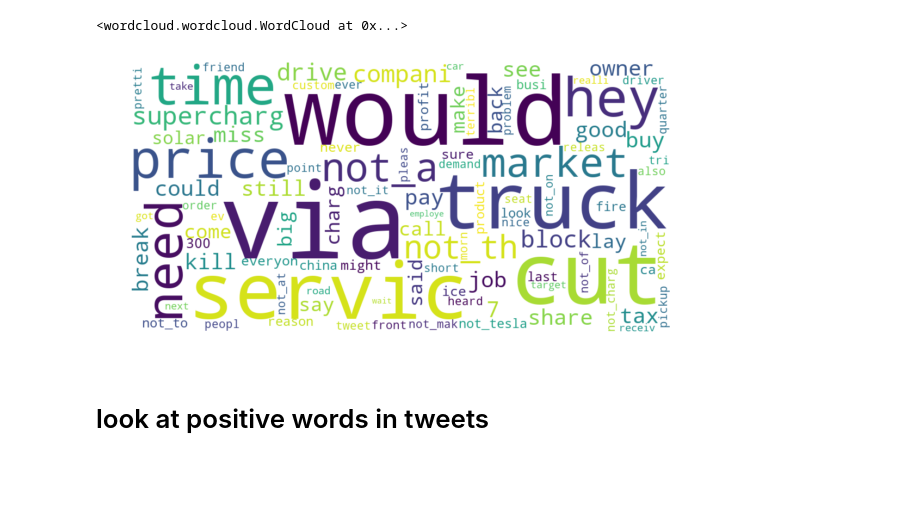
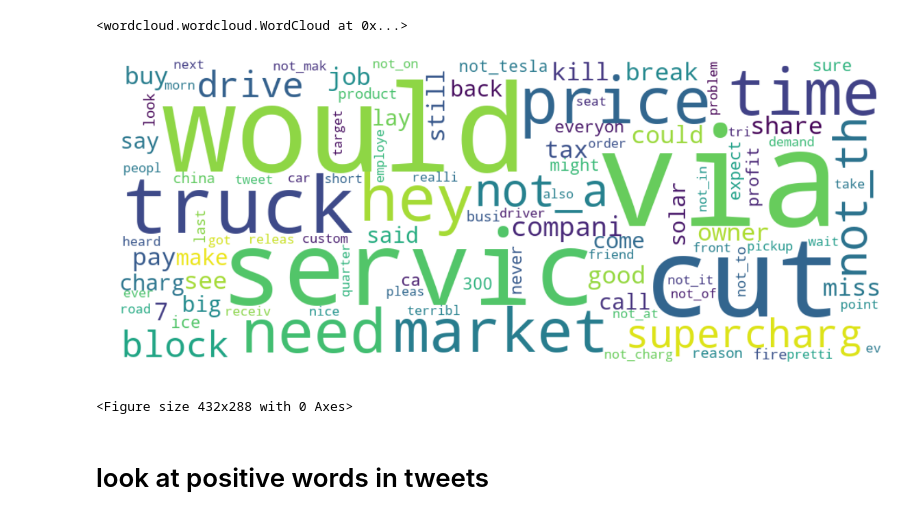
Before and after one commit to edwardsong05/ENSF-619-03-04-ClassProject, a Jupyter notebook: Visualizations/word clouds.ipynb, the cells around one changed output. Cells and saved outputs as stored; diff of their text form; code cells hidden in the pictures; blank space fills up the shorter version.

```diff
--- a/Visualizations/word clouds.ipynb
+++ b/Visualizations/word clouds.ipynb
@@ -136,17 +136,19 @@ for line in handle:
                 neg[token] += 1
 handle.close()
 # %%
-wc = WordCloud(background_color="white", max_words=100, width=1000, height=500)
+wc = WordCloud(background_color="white", max_words=100, width=1000, height=400)
 wc.generate_from_frequencies(neg)
 # %% [output]
 <wordcloud.wordcloud.WordCloud at 0x...>
 # %%
-plt.figure(figsize=(10, 5))
+plt.figure(figsize=(20, 10))
 plt.imshow(wc, interpolation='bilinear')
 plt.axis("off")
 plt.show()
+plt.savefig('neg_wc.png')
 # %% [output]
-[figure, old version]
+[figure, new version]
+<Figure size 432x288 with 0 Axes>
 # %% [markdown]
 # look at positive words in tweets
 # %%
```
Also changed, not shown: parts of 8 cells of this notebook, 10 other files.
